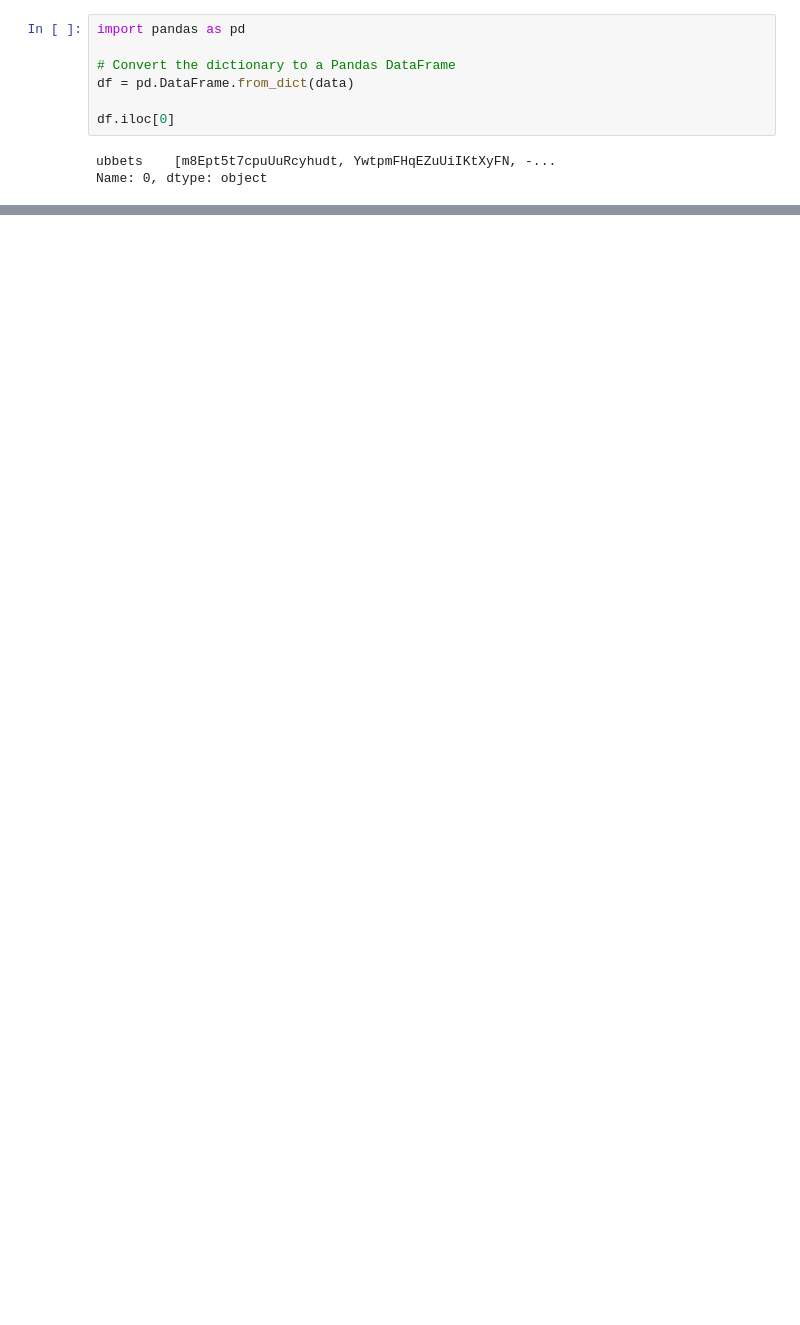
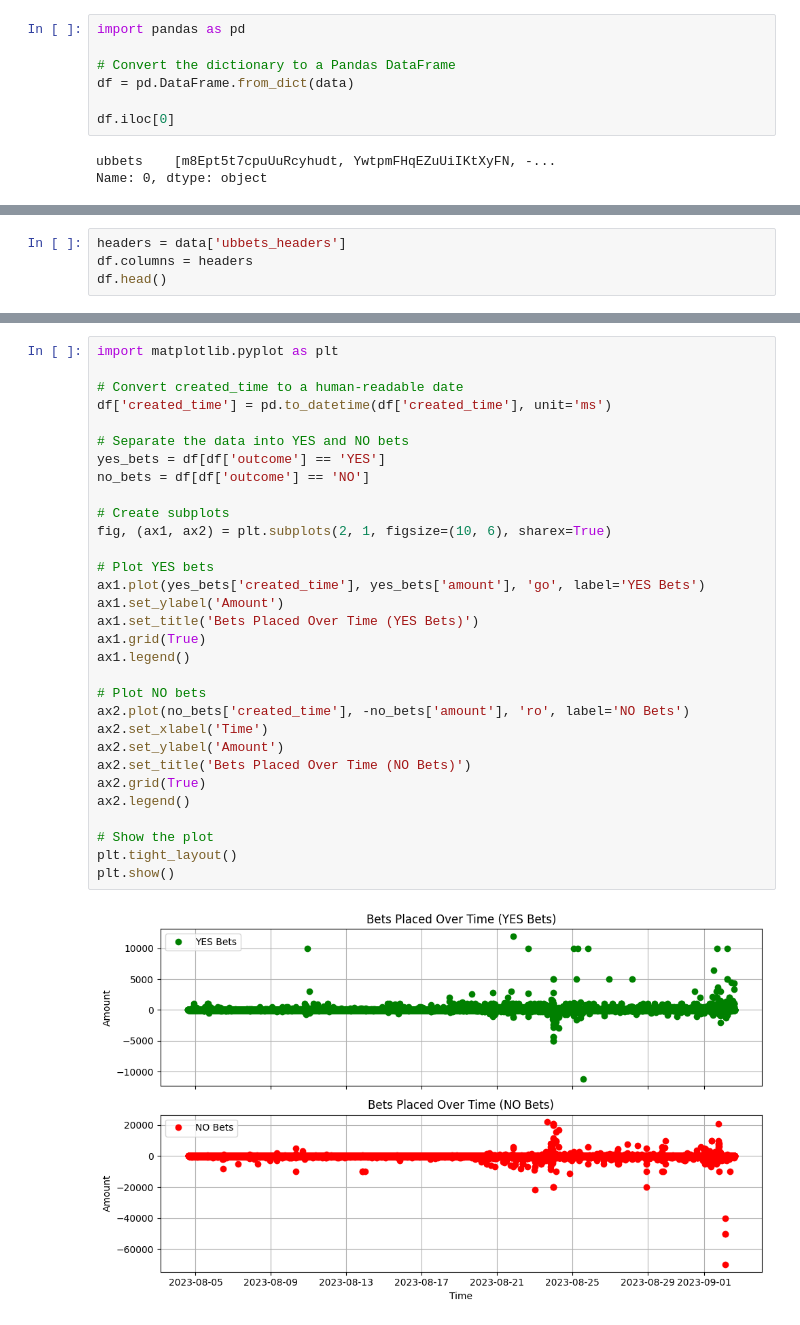
Before and after one commit to pwdel/gpu-jupyter-tensorflow, a Jupyter notebook: volumebindmount/API_TEST.ipynb, the cells around one changed output, grey strips where cells are left out. Cells and saved outputs as stored; diff of their text form; blank space fills up the shorter version.

Commit message:
Updating with working API tester and graph.

```diff
--- a/volumebindmount/API_TEST.ipynb
+++ b/volumebindmount/API_TEST.ipynb
@@ -87,0 +88,4 @@ df.head()
+# %%
+headers = data['ubbets_headers']
+df.columns = headers
+df.head()
@@ -87,0 +99,33 @@ df.head()
+# %%
+import matplotlib.pyplot as plt
+
+# Convert created_time to a human-readable date
+df['created_time'] = pd.to_datetime(df['created_time'], unit='ms')
+
+# Separate the data into YES and NO bets
+yes_bets = df[df['outcome'] == 'YES']
+no_bets = df[df['outcome'] == 'NO']
+
+# Create subplots
+fig, (ax1, ax2) = plt.subplots(2, 1, figsize=(10, 6), sharex=True)
+
+# Plot YES bets
+ax1.plot(yes_bets['created_time'], yes_bets['amount'], 'go', label='YES Bets')
+ax1.set_ylabel('Amount')
+ax1.set_title('Bets Placed Over Time (YES Bets)')
+ax1.grid(True)
+ax1.legend()
+
+# Plot NO bets
+ax2.plot(no_bets['created_time'], -no_bets['amount'], 'ro', label='NO Bets')
+ax2.set_xlabel('Time')
+ax2.set_ylabel('Amount')
+ax2.set_title('Bets Placed Over Time (NO Bets)')
+ax2.grid(True)
+ax2.legend()
+
+# Show the plot
+plt.tight_layout()
+plt.show()
+# %% [output]
+[figure, added]
```
Also changed, not shown: parts of 5 cells of this notebook, 3 other files.
